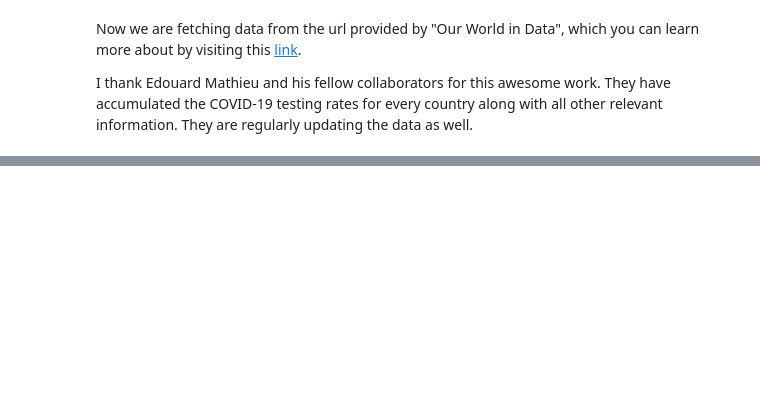
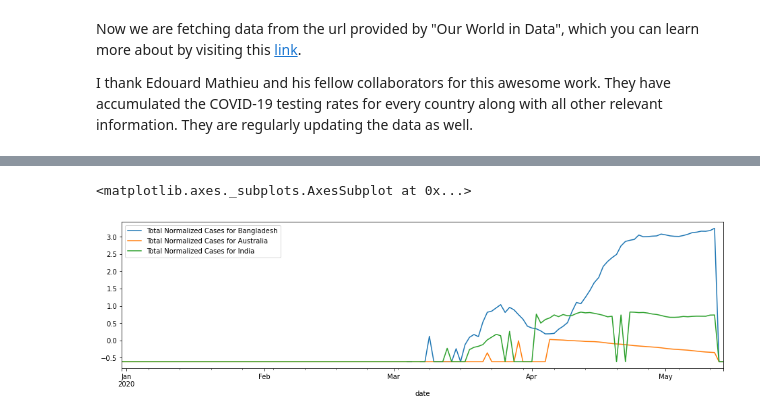
Before and after one commit to mashnoon1234/analyzing-covid19-data, a Jupyter notebook: covid19-data-analysis.ipynb, the cells around one changed output, grey strips where cells are left out. Drawn from its saved outputs; the diff is of its cells as text; code cells hidden in the pictures; blank space fills up the shorter version.

```diff
--- a/covid19-data-analysis.ipynb
+++ b/covid19-data-analysis.ipynb
@@ -132,0 +245,9 @@ australia["total_cases_normalized"].plot(xlim = (0, 140), ylim = (-9, 5))
+# %%
+data_plot_cases = pd.DataFrame({"Total Normalized Cases for Bangladesh": bangladesh["total_cases_normalized"],
+                                "Total Normalized Cases for Australia": australia["total_cases_normalized"],
+                                "Total Normalized Cases for India": india["total_cases_normalized"]})
+# %%
+data_plot_cases.plot()
+# %% [output]
+<matplotlib.axes._subplots.AxesSubplot at 0x...>
+[figure, added]
```
Also changed, not shown: parts of 31 cells of this notebook.
